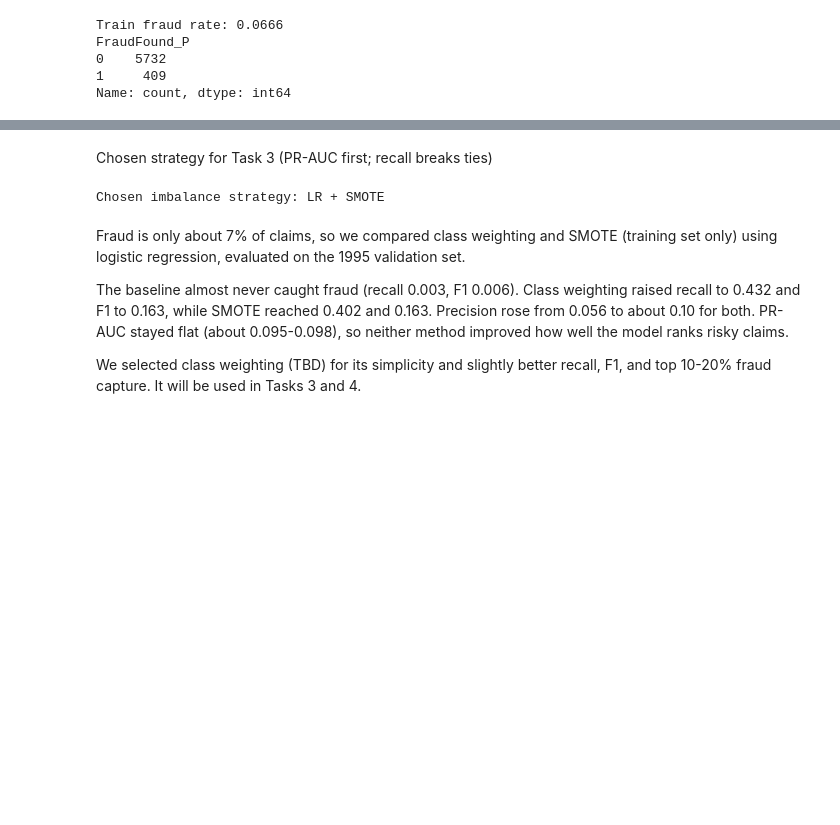
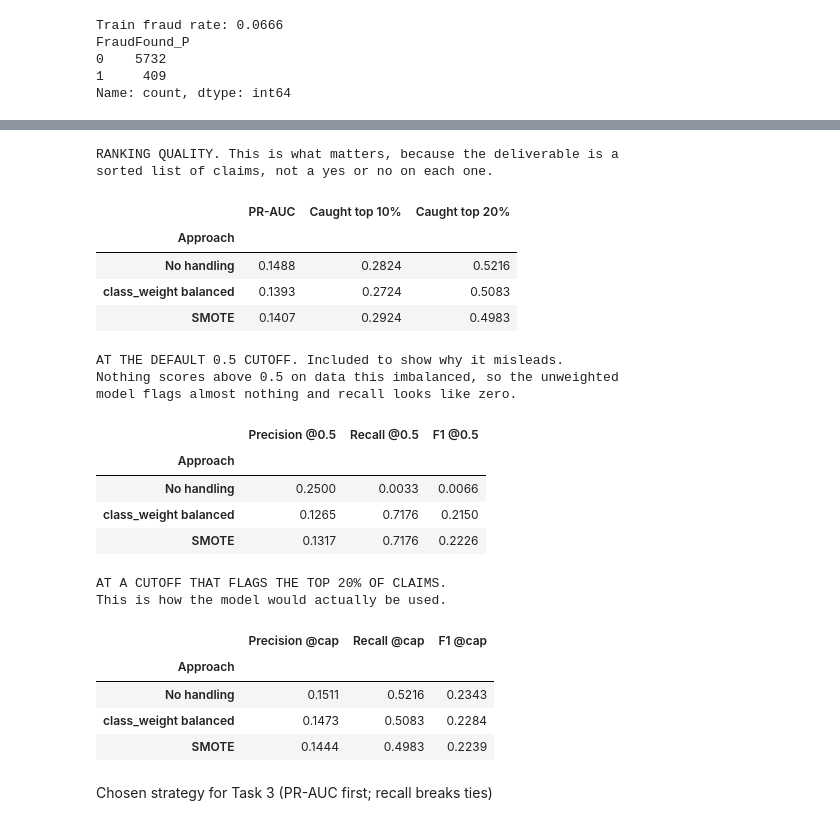
Before and after one commit to Break-Through-Tech/LexisNexis-1A-detecting-fraudulent-insurance-claims, a Jupyter notebook: notebooks/LexisNexis1A_M2_Task2.ipynb, the cells around one changed output, grey strips where cells are left out. Saved outputs shown, nothing was run; the diff lists cells and outputs as text; code cells hidden in the pictures; blank space fills up the shorter version.

```diff
--- a/notebooks/LexisNexis1A_M2_Task2.ipynb
+++ b/notebooks/LexisNexis1A_M2_Task2.ipynb
@@ -154,14 +155,38 @@ results_df
+# %%
+print("RANKING QUALITY. This is what matters, because the deliverable is a")
+print("sorted list of claims, not a yes or no on each one.\n")
+display(results_df[["PR-AUC", "Caught top 10%", "Caught top 20%"]])
+
+print("\n\nAT THE DEFAULT 0.5 CUTOFF. Included to show why it misleads.")
+print("Nothing scores above 0.5 on data this imbalanced, so the unweighted")
+print("model flags almost nothing and recall looks like zero.\n")
+display(results_df[["Precision @0.5", "Recall @0.5", "F1 @0.5"]])
+
+print(f"\n\nAT A CUTOFF THAT FLAGS THE TOP {int(CAPACITY*100)}% OF CLAIMS.")
+print("This is how the model would actually be used.\n")
+display(results_df[["Precision @cap", "Recall @cap", "F1 @cap"]])
+# %% [output]
+RANKING QUALITY. This is what matters, because the deliverable is a
+sorted list of claims, not a yes or no on each one.
+|  | PR-AUC | Caught top 10% | Caught top 20% |
+| Approach |  |  |  |
+| No handling | 0.1488 | 0.2824 | 0.5216 |
+| class_weight balanced | 0.1393 | 0.2724 | 0.5083 |
+| SMOTE | 0.1407 | 0.2924 | 0.4983 |
+AT THE DEFAULT 0.5 CUTOFF. Included to show why it misleads.
+Nothing scores above 0.5 on data this imbalanced, so the unweighted
+model flags almost nothing and recall looks like zero.
+|  | Precision @0.5 | Recall @0.5 | F1 @0.5 |
+| Approach |  |  |  |
+| No handling | 0.2500 | 0.0033 | 0.0066 |
+| class_weight balanced | 0.1265 | 0.7176 | 0.2150 |
+| SMOTE | 0.1317 | 0.7176 | 0.2226 |
+AT A CUTOFF THAT FLAGS THE TOP 20% OF CLAIMS.
+This is how the model would actually be used.
+|  | Precision @cap | Recall @cap | F1 @cap |
+| Approach |  |  |  |
+| No handling | 0.1511 | 0.5216 | 0.2343 |
+| class_weight balanced | 0.1473 | 0.5083 | 0.2284 |
+| SMOTE | 0.1444 | 0.4983 | 0.2239 |
 # %% [markdown]
 Chosen strategy for Task 3 (PR-AUC first; recall breaks ties)
-# %%
-candidates = results_df.drop(index="LR baseline (no handling)")
-best = candidates.sort_values(["PR-AUC", "Recall"], ascending=False).index[0]
-print("Chosen imbalance strategy:", best)
-# %% [output]
-Chosen imbalance strategy: LR + SMOTE
-# %% [markdown]
-Fraud is only about 7% of claims, so we compared class weighting and SMOTE (training set only) using logistic regression, evaluated on the 1995 validation set.
-
-The baseline almost never caught fraud (recall 0.003, F1 0.006). Class weighting raised recall to 0.432 and F1 to 0.163, while SMOTE reached 0.402 and 0.163. Precision rose from 0.056 to about 0.10 for both. PR-AUC stayed flat (about 0.095-0.098), so neither method improved how well the model ranks risky claims.
-
-We selected class weighting (TBD) for its simplicity and slightly better recall, F1, and top 10-20% fraud capture. It will be used in Tasks 3 and 4.
```
Also changed, not shown: parts of 9 cells of this notebook.
